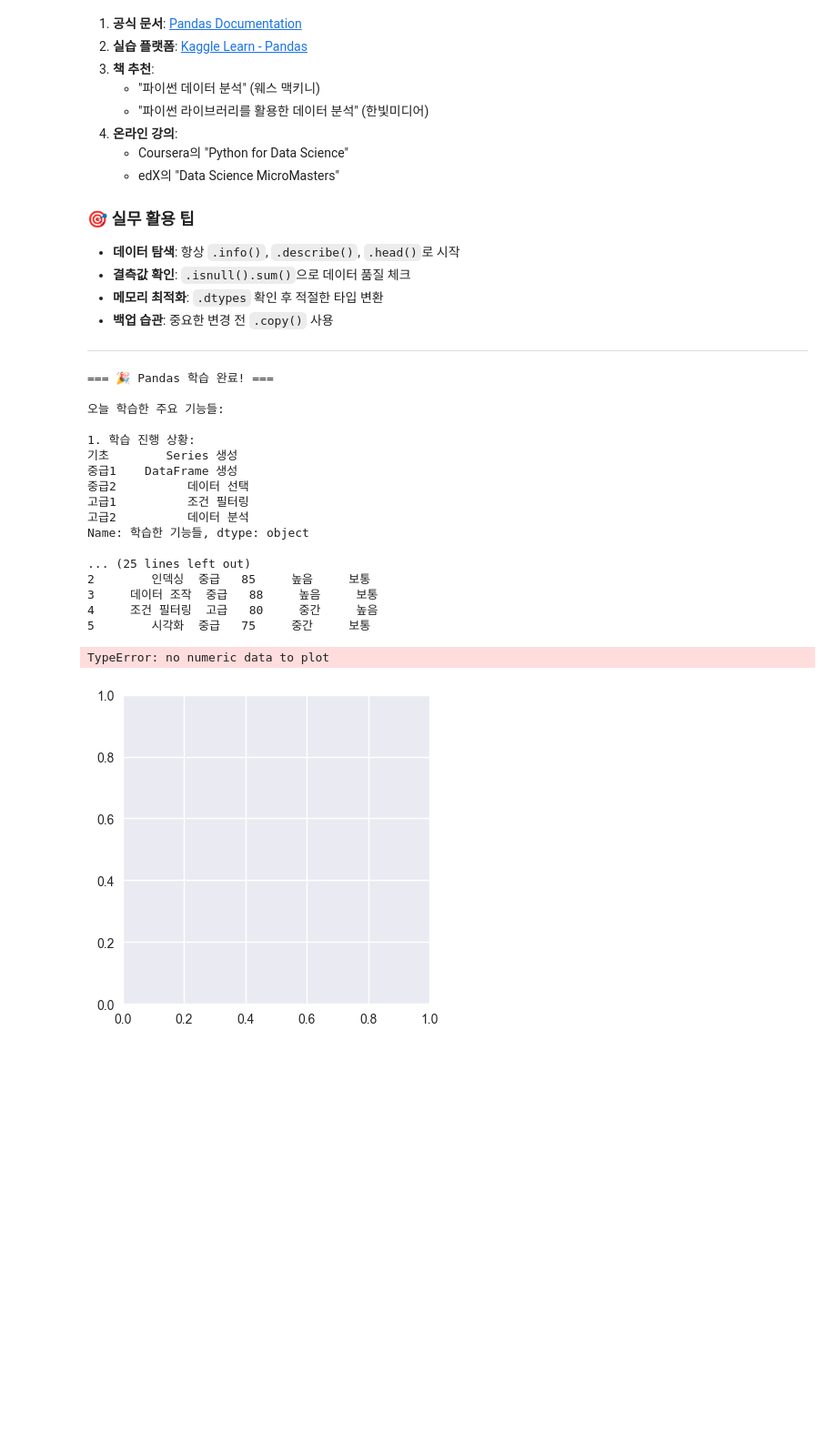
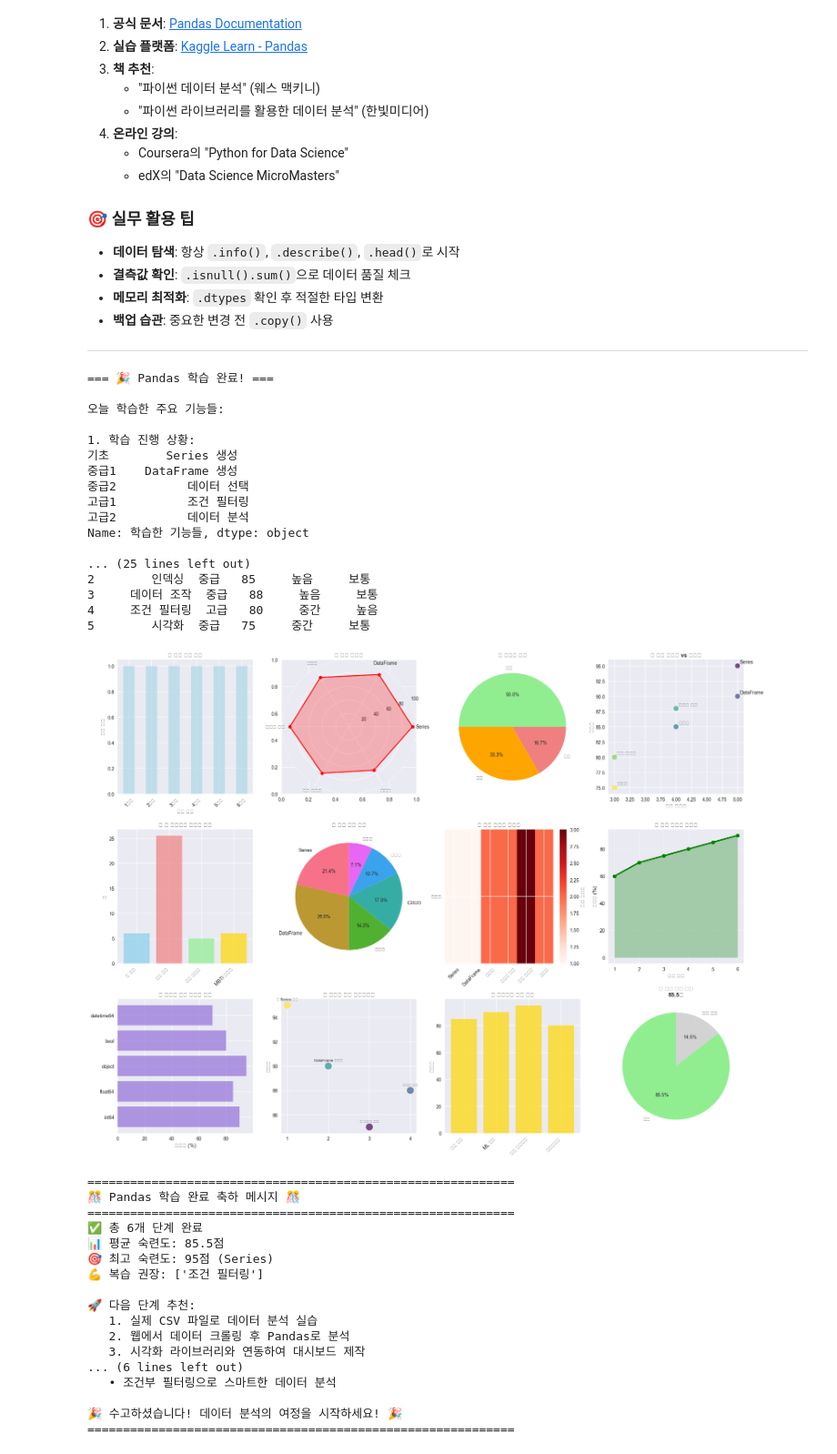
Before and after one commit to positivemultiplier/LG_DX_SCHOOL, a Jupyter notebook: 01_Foundation/python_lib/20250710_pandas.ipynb, the cells around one changed output. Shown: that part at 91% size. Saved outputs shown, nothing was run; the diff lists cells and outputs as text; code cells hidden in the pictures; blank space fills up the shorter version.

```diff
--- a/01_Foundation/python_lib/20250710_pandas.ipynb
+++ b/01_Foundation/python_lib/20250710_pandas.ipynb
@@ -1473,7 +1461,9 @@ plt.figure(figsize=(20, 15))
 
 # 3-1. 학습 진행 상황 시각화
 plt.subplot(3, 4, 1)
-learning_progress.plot(kind='bar', color='lightblue', alpha=0.7)
+# learning_progress는 문자열 데이터이므로 숫자 데이터로 변환하여 시각화
+progress_counts = pd.Series([1] * len(learning_progress), index=learning_progress.index)
+progress_counts.plot(kind='bar', color='lightblue', alpha=0.7)
 plt.title('📈 학습 진행 단계', fontsize=12, fontweight='bold')
 plt.xticks(rotation=45)
 plt.ylabel('완료 상태')
@@ -1608,35 +1598,51 @@ print("   1. 실제 CSV 파일로 데이터 분석 실습")
 print("   2. 웹에서 데이터 크롤링 후 Pandas로 분석")
 print("   3. 시각화 라이브러리와 연동하여 대시보드 제작")
 print("   4. 머신러닝 전처리 과정에 Pandas 활용")
 
 print("\n💡 오늘의 핵심 포인트:")
 print("   • Series는 1차원, DataFrame은 2차원 데이터 구조")
 print("   • 인덱싱과 슬라이싱으로 원하는 데이터 추출")
 print("   • CRUD 연산으로 데이터 자유자재로 조작")
 print("   • 조건부 필터링으로 스마트한 데이터 분석")
 
 print("\n🎉 수고하셨습니다! 데이터 분석의 여정을 시작하세요! 🎉")
 print("="*60)
 # %% [output]
 === 🎉 Pandas 학습 완료! ===
 
 오늘 학습한 주요 기능들:
 
 1. 학습 진행 상황:
 기초        Series 생성
 중급1    DataFrame 생성
 중급2          데이터 선택
 고급1          조건 필터링
 고급2          데이터 분석
 Name: 학습한 기능들, dtype: object
 
 ... (25 lines left out)
 2        인덱싱  중급   85     높음     보통
 3     데이터 조작  중급   88     높음     보통
 4     조건 필터링  고급   80     중간     높음
 5        시각화  중급   75     중간     보통
+[figure, new version]
-TypeError: no numeric data to plot
+============================================================
+🎊 Pandas 학습 완료 축하 메시지 🎊
+============================================================
+✅ 총 6개 단계 완료
+📊 평균 숙련도: 85.5점
+🎯 최고 숙련도: 95점 (Series)
+💪 복습 권장: ['조건 필터링']
+
+🚀 다음 단계 추천:
+   1. 실제 CSV 파일로 데이터 분석 실습
+   2. 웹에서 데이터 크롤링 후 Pandas로 분석
+   3. 시각화 라이브러리와 연동하여 대시보드 제작
+... (6 lines left out)
+   • 조건부 필터링으로 스마트한 데이터 분석
+
+🎉 수고하셨습니다! 데이터 분석의 여정을 시작하세요! 🎉
+============================================================
-[figure, old version]
 # %% [markdown]
 ## 🎯 마무리 - 당신의 데이터 분석 여정이 시작됩니다!
 
```
Also changed, not shown: parts of 2 cells of this notebook, 19 other files.
